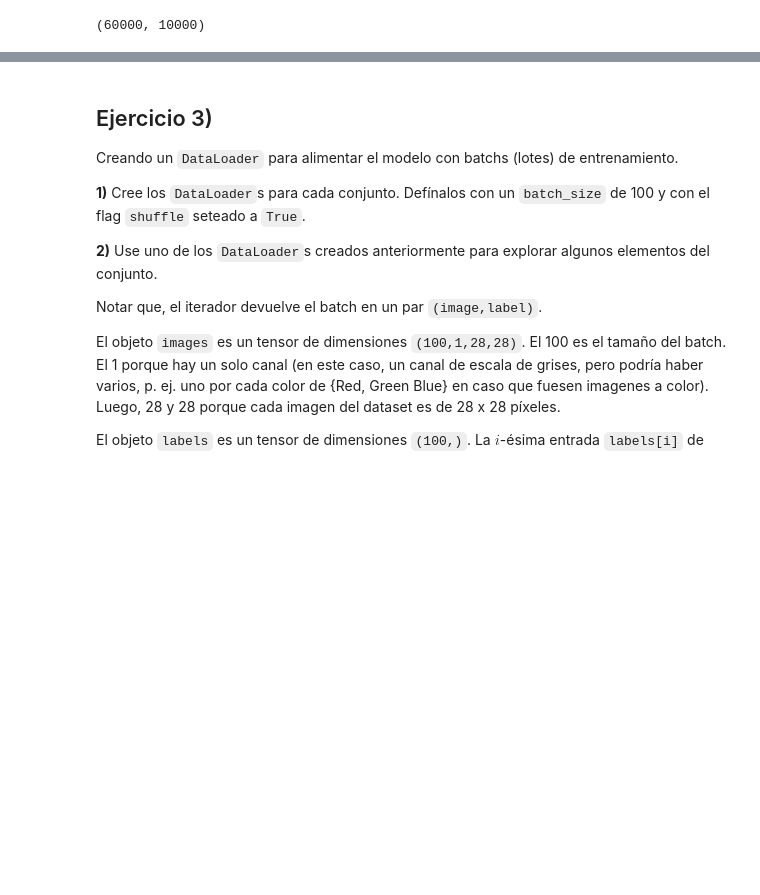
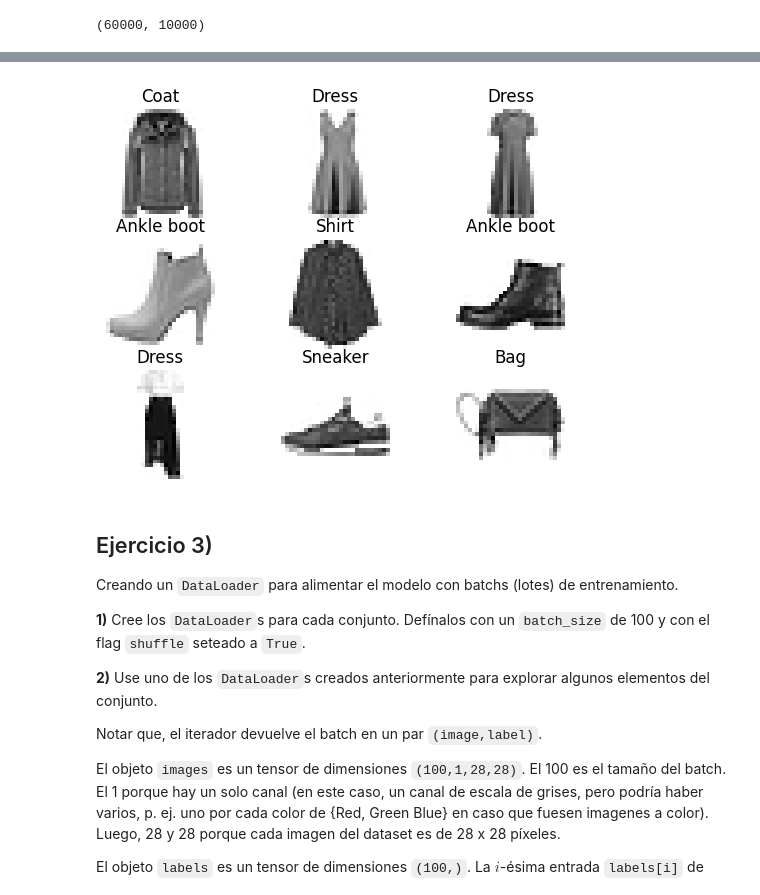
Before and after one commit to ayescafati/redes-neuronales-2025, a Jupyter notebook: redes_neuronales_2025_guia_11.ipynb, the cells around one changed output, grey strips where cells are left out. Drawn from its saved outputs; the diff is of its cells as text; code cells hidden in the pictures; blank space fills up the shorter version.

```diff
--- a/redes_neuronales_2025_guia_11.ipynb
+++ b/redes_neuronales_2025_guia_11.ipynb
@@ -116,3 +176,31 @@ SyntaxError: invalid syntax. Perhaps you forgot a comma? (ipython-input-25899839
+# %%
+# 2.3)
+labels_names = {
+    0: "T-shirt",  # Remera de manga corta
+    1: "Trouser",  # Pantalón
+    2: "Pullover", # Buzo
+    3: "Dress",    # Vestido
+    4: "Coat",     # Abrigo
+    5: "Sandal",   # Sandalia
+    6: "Shirt",    # Remera manga larga
+    7: "Sneaker",  # Zapatilla
+    8: "Bag",      # Bolso
+    9: "Ankle boot" # Bota
+}
+# %%
+# 2.4)
+figure = plt.figure()
+cols, rows = 3, 3
+for i in range(1, cols * rows + 1):
+    j = torch.randint(high=len(train_set), size=(1,)).item()  # Los números aleatorios también se pueden generar desde pytorch. Útil para trabajar en la GPU
+    image, label = train_set[j]
+    figure.add_subplot(rows, cols, i)                         # comas, no punto
+    plt.title(labels_names[label.item()] if torch.is_tensor(label) else labels_names[label])
+    plt.axis("off")
+    plt.imshow(image.squeeze(), cmap="gray_r")                 # imshow + cmap correcto
+plt.show()
+# %% [output]
+[figure, added]
 # %% [markdown]
 ## Ejercicio 3)
 
```
Also changed, not shown: parts of 21 cells of this notebook.
